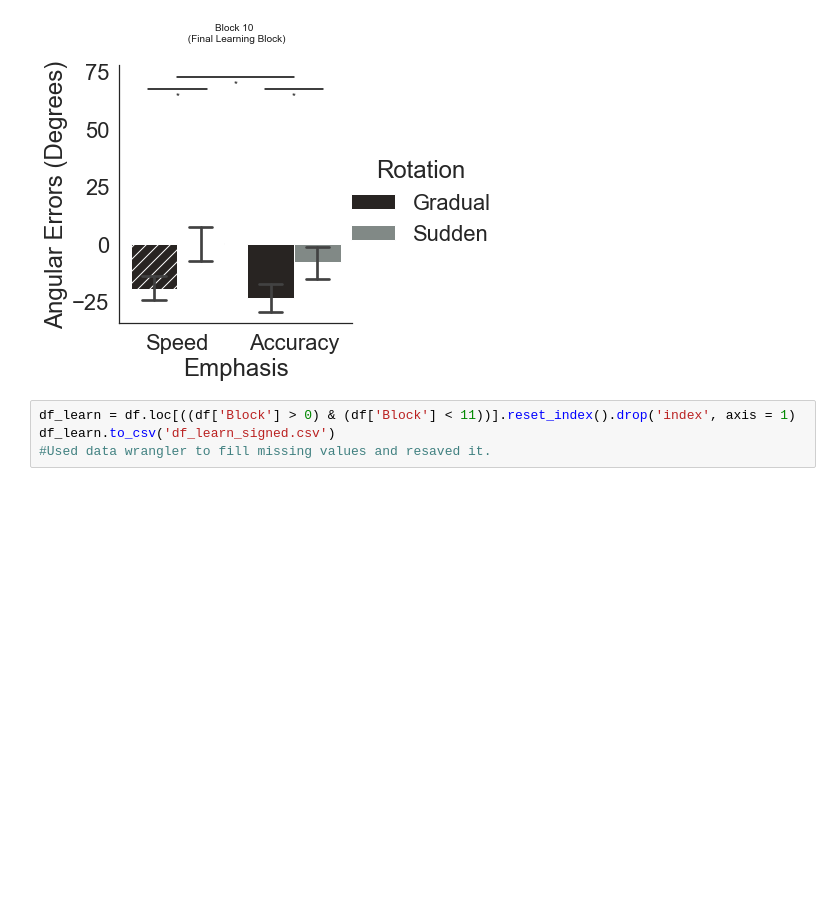
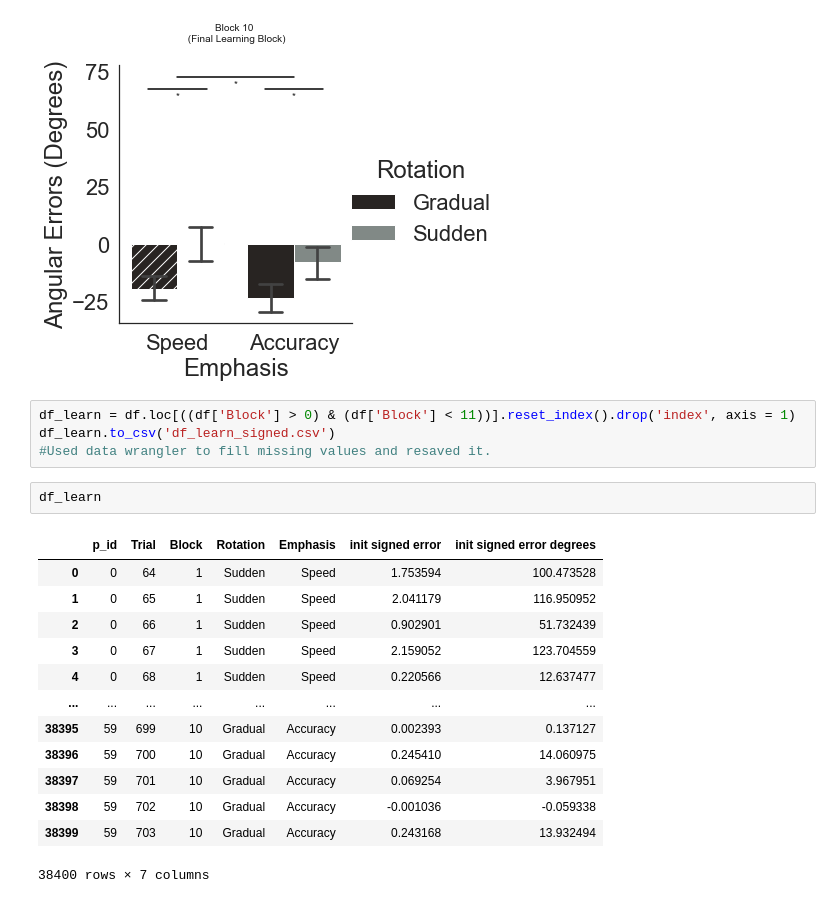
Before and after one commit to tejas-savalia/vma_behavioral, a Jupyter notebook: All experiments/experiment 1/analyses.ipynb, the cells around one changed output. Cells and saved outputs as stored; diff of their text form; blank space fills up the shorter version.

Commit message:
init errors done

```diff
--- a/All experiments/experiment 1/analyses.ipynb
+++ b/All experiments/experiment 1/analyses.ipynb
@@ -416,3 +416,19 @@ for ax in g.axes.flat:
 df_learn = df.loc[((df['Block'] > 0) & (df['Block'] < 11))].reset_index().drop('index', axis = 1)
 df_learn.to_csv('df_learn_signed.csv')
 #Used data wrangler to fill missing values and resaved it.
+# %%
+df_learn
+# %% [output]
+|  | p_id | Trial | Block | Rotation | Emphasis | init signed error | init signed error degrees |
+| 0 | 0 | 64 | 1 | Sudden | Speed | 1.753594 | 100.473528 |
+| 1 | 0 | 65 | 1 | Sudden | Speed | 2.041179 | 116.950952 |
+| 2 | 0 | 66 | 1 | Sudden | Speed | 0.902901 | 51.732439 |
+| 3 | 0 | 67 | 1 | Sudden | Speed | 2.159052 | 123.704559 |
+| 4 | 0 | 68 | 1 | Sudden | Speed | 0.220566 | 12.637477 |
+| ... | ... | ... | ... | ... | ... | ... | ... |
+| 38395 | 59 | 699 | 10 | Gradual | Accuracy | 0.002393 | 0.137127 |
+| 38396 | 59 | 700 | 10 | Gradual | Accuracy | 0.245410 | 14.060975 |
+| 38397 | 59 | 701 | 10 | Gradual | Accuracy | 0.069254 | 3.967951 |
+| 38398 | 59 | 702 | 10 | Gradual | Accuracy | -0.001036 | -0.059338 |
+| 38399 | 59 | 703 | 10 | Gradual | Accuracy | 0.243168 | 13.932494 |
+38400 rows × 7 columns
```
Also changed, not shown: 4 other files.
